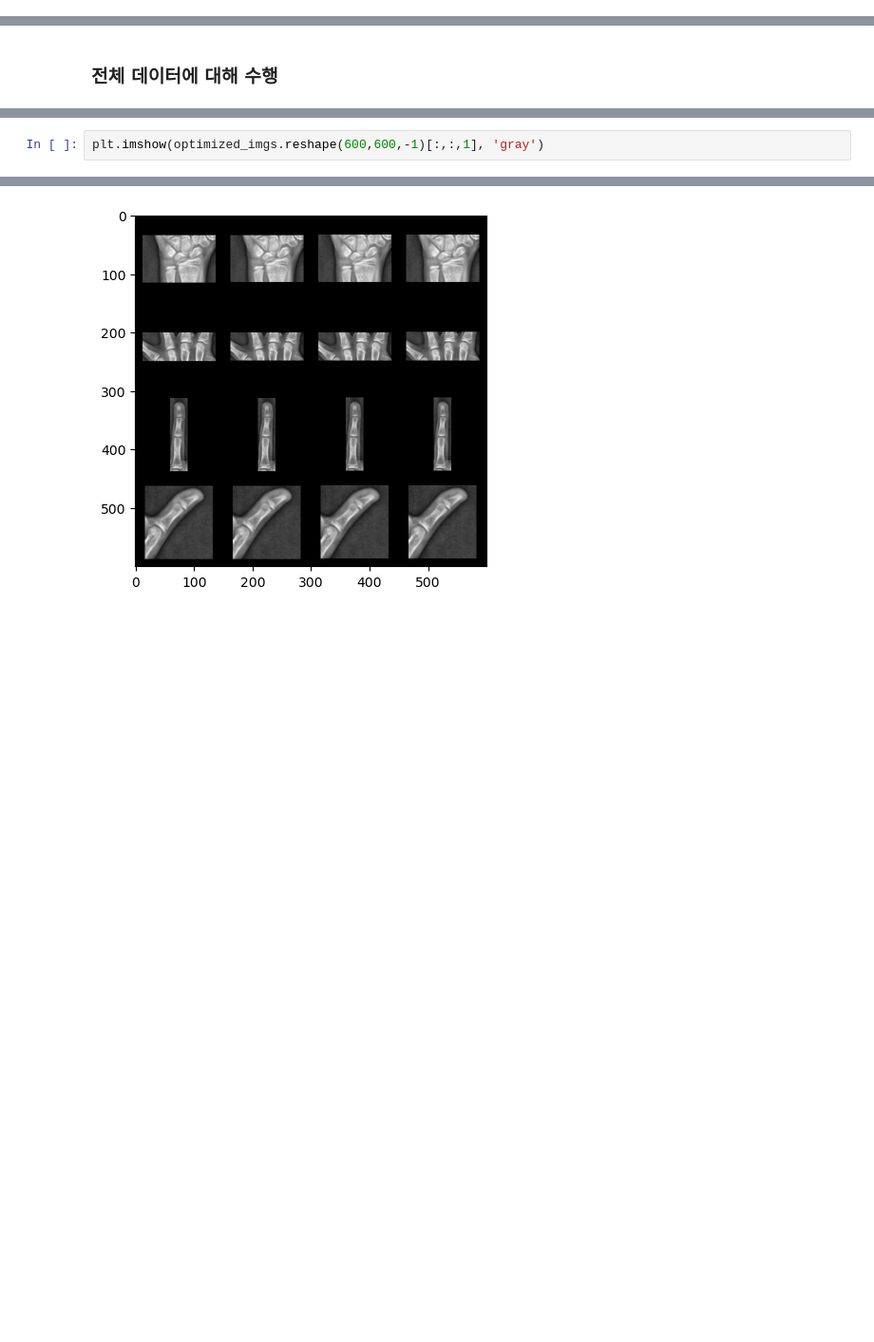
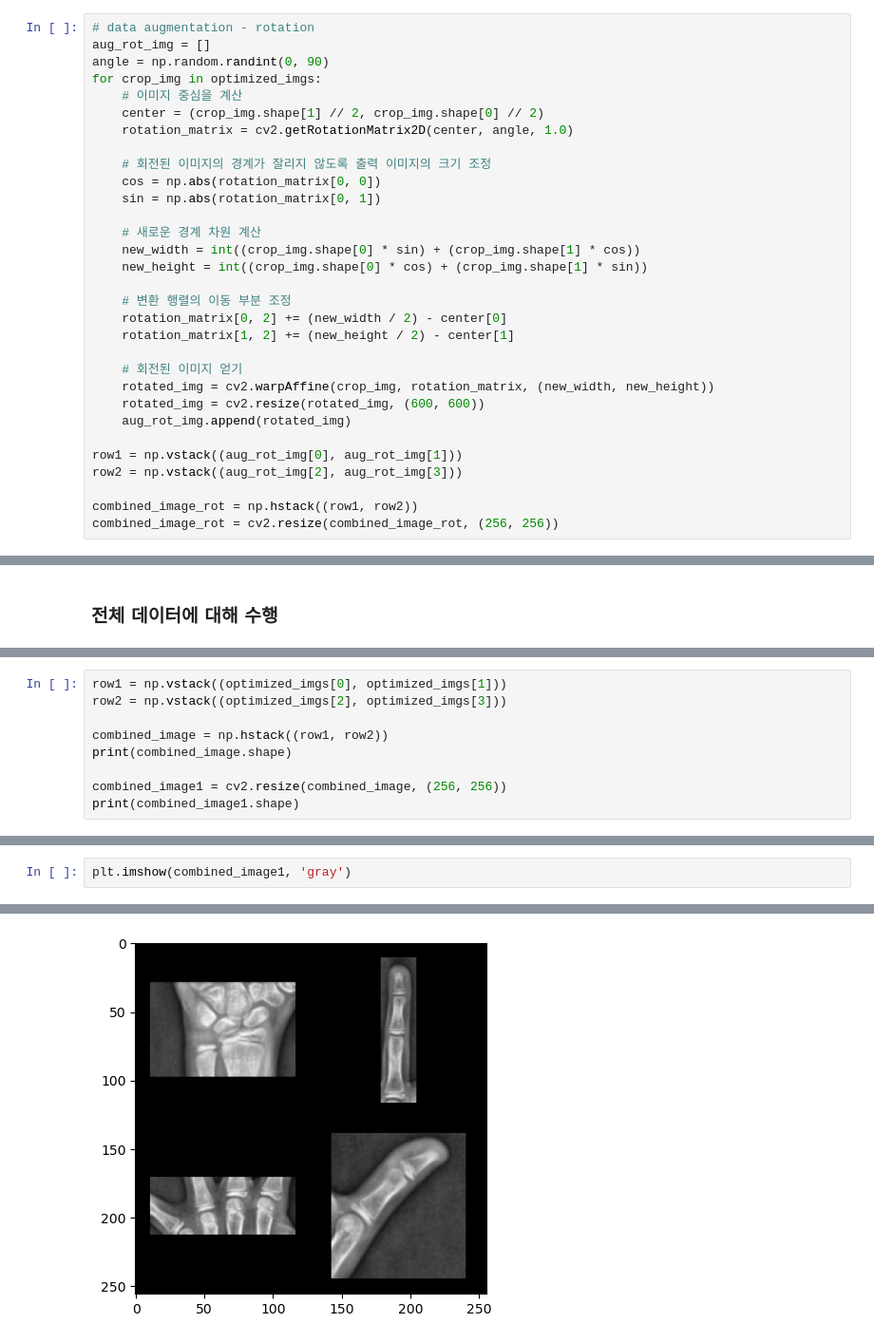
Before and after one commit to Junoflows/BoneAge_Project, a Jupyter notebook: image_roi.ipynb, the cells around one changed output, grey strips where cells are left out. Shown at 95% size. Cells and saved outputs as stored; diff of their text form; blank space fills up the shorter version.

```diff
--- a/image_roi.ipynb
+++ b/image_roi.ipynb
@@ -346,0 +342,31 @@ for i in range(4):
+# %%
+# data augmentation - rotation
+aug_rot_img = []
+angle = np.random.randint(0, 90)
+for crop_img in optimized_imgs:
+    # 이미지 중심을 계산
+    center = (crop_img.shape[1] // 2, crop_img.shape[0] // 2)
+    rotation_matrix = cv2.getRotationMatrix2D(center, angle, 1.0)
+
+    # 회전된 이미지의 경계가 잘리지 않도록 출력 이미지의 크기 조정
+    cos = np.abs(rotation_matrix[0, 0])
+    sin = np.abs(rotation_matrix[0, 1])
+
+    # 새로운 경계 차원 계산
+    new_width = int((crop_img.shape[0] * sin) + (crop_img.shape[1] * cos))
+    new_height = int((crop_img.shape[0] * cos) + (crop_img.shape[1] * sin))
+
+    # 변환 행렬의 이동 부분 조정
+    rotation_matrix[0, 2] += (new_width / 2) - center[0]
+    rotation_matrix[1, 2] += (new_height / 2) - center[1]
+
+    # 회전된 이미지 얻기
+    rotated_img = cv2.warpAffine(crop_img, rotation_matrix, (new_width, new_height))
+    rotated_img = cv2.resize(rotated_img, (600, 600))
+    aug_rot_img.append(rotated_img)
+
+row1 = np.vstack((aug_rot_img[0], aug_rot_img[1]))
+row2 = np.vstack((aug_rot_img[2], aug_rot_img[3]))
+
+combined_image_rot = np.hstack((row1, row2))
+combined_image_rot = cv2.resize(combined_image_rot, (256, 256))
@@ -446,0 +478,9 @@ for i in range(4):
+# %%
+row1 = np.vstack((optimized_imgs[0], optimized_imgs[1]))
+row2 = np.vstack((optimized_imgs[2], optimized_imgs[3]))
+
+combined_image = np.hstack((row1, row2))
+print(combined_image.shape)
+
+combined_image1 = cv2.resize(combined_image, (256, 256))
+print(combined_image1.shape)
@@ -447,5 +490,5 @@ for i in range(4):
 # %%
-plt.imshow(optimized_imgs.reshape(600,600,-1)[:,:,1], 'gray')
+plt.imshow(combined_image1, 'gray')
 # %% [output]
 <matplotlib.image.AxesImage at 0x...>
-[figure, old version]
+[figure, new version]
```
Also changed, not shown: parts of 13 cells of this notebook, 2 other files.
